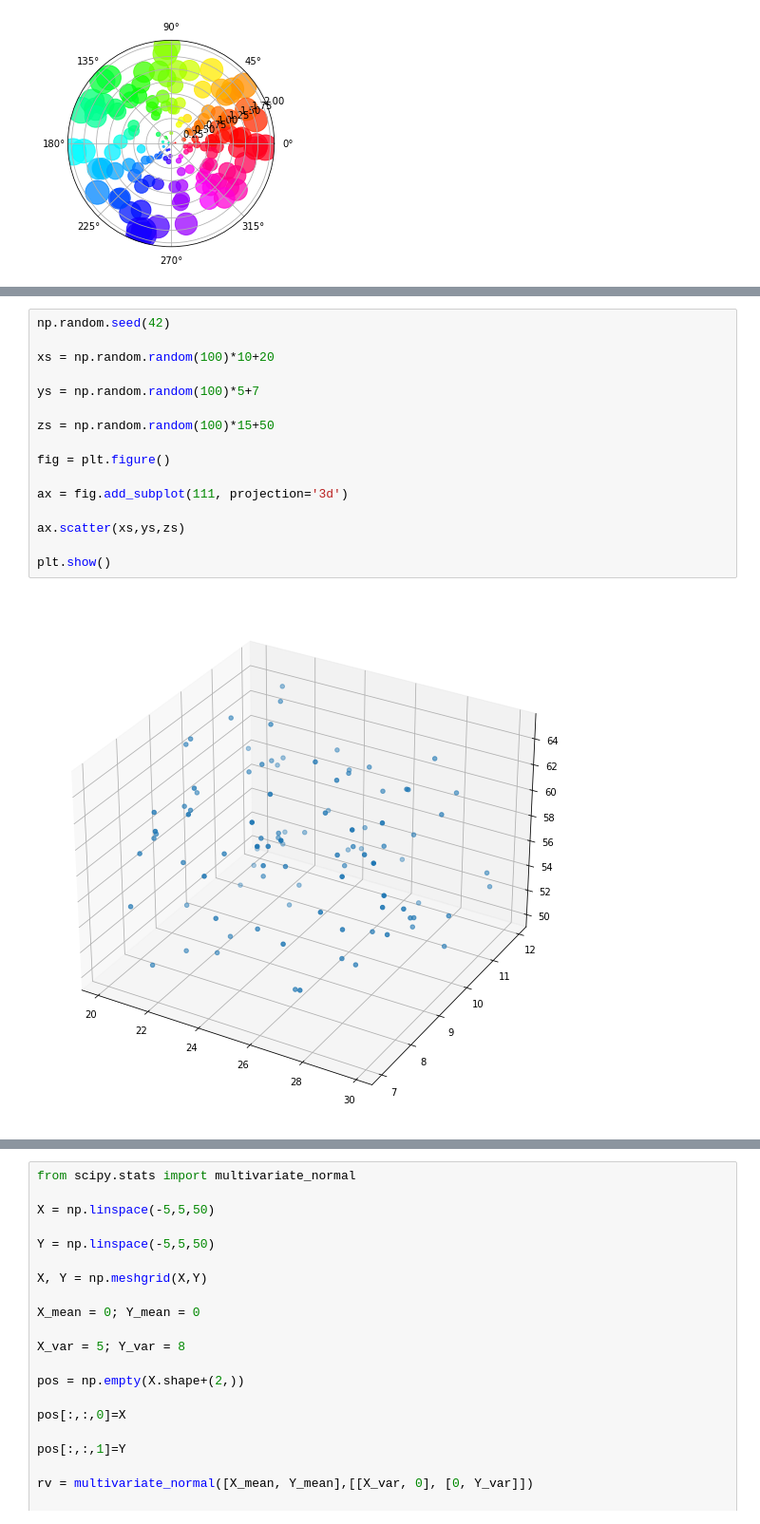
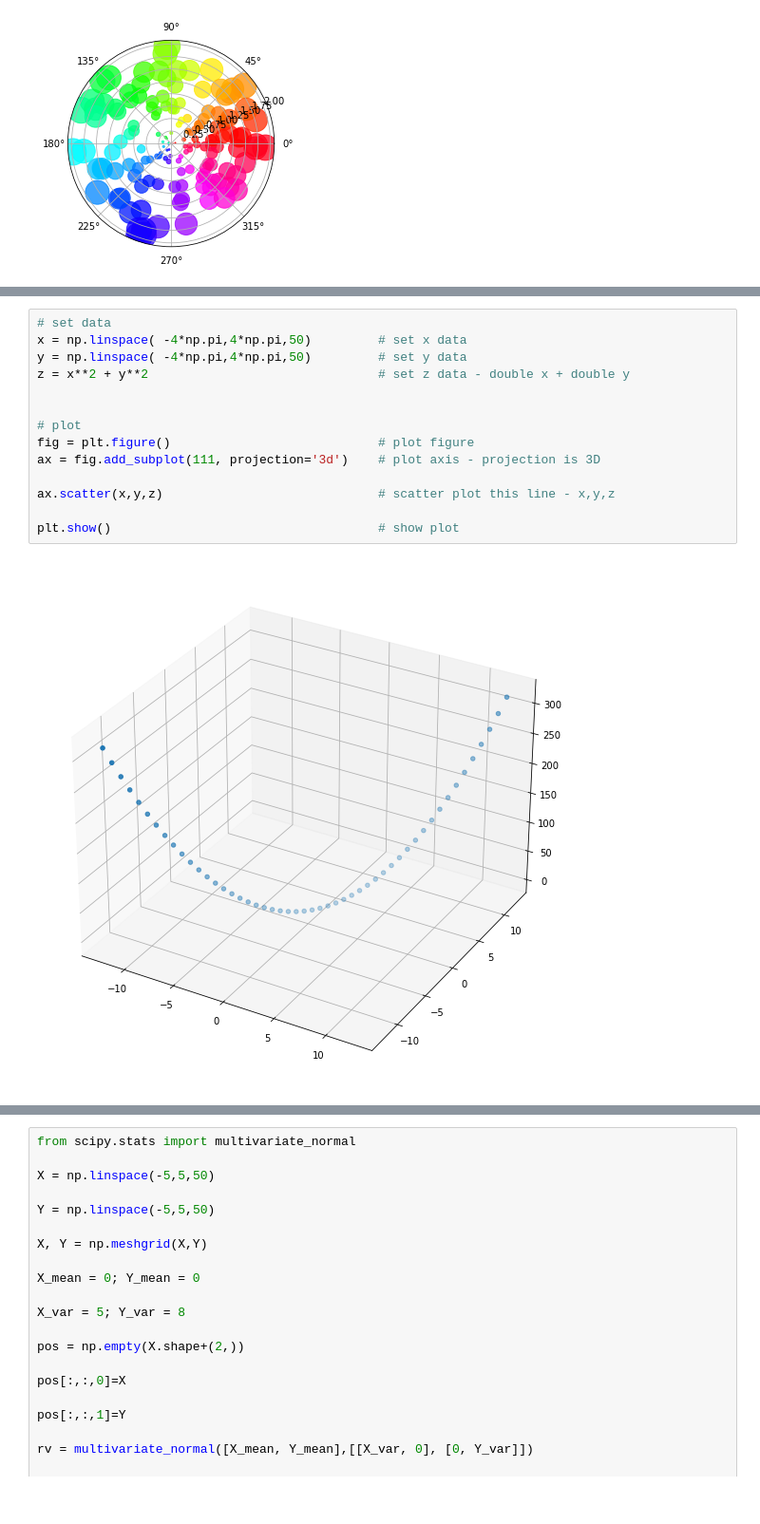
Before and after one commit to VCurry20/FDAProject2021, a Jupyter notebook: pyplot.ipynb, the cells around one changed output, grey strips where cells are left out. Shown at 95% size. Saved outputs shown, nothing was run; the diff lists cells and outputs as text.

```diff
--- a/pyplot.ipynb
+++ b/pyplot.ipynb
@@ -548,20 +557,18 @@ plt.show()
 # %% [output]
 [figure]
-# %%
-np.random.seed(42)
-
-xs = np.random.random(100)*10+20
-
-ys = np.random.random(100)*5+7
-
-zs = np.random.random(100)*15+50
-
-fig = plt.figure()
-
-ax = fig.add_subplot(111, projection='3d')
-
-ax.scatter(xs,ys,zs)
-
-plt.show()
-# %% [output]
-[figure, removed]
+# %%
+# set data
+x = np.linspace( -4*np.pi,4*np.pi,50)         # set x data
+y = np.linspace( -4*np.pi,4*np.pi,50)         # set y data
+z = x**2 + y**2                               # set z data - double x + double y
+
+
+# plot
+fig = plt.figure()                            # plot figure
+ax = fig.add_subplot(111, projection='3d')    # plot axis - projection is 3D
+
+ax.scatter(x,y,z)                             # scatter plot this line - x,y,z
+
+plt.show()                                    # show plot
+# %% [output]
+[figure, added]
```
Also changed, not shown: parts of 22 cells of this notebook, 1 other file.
